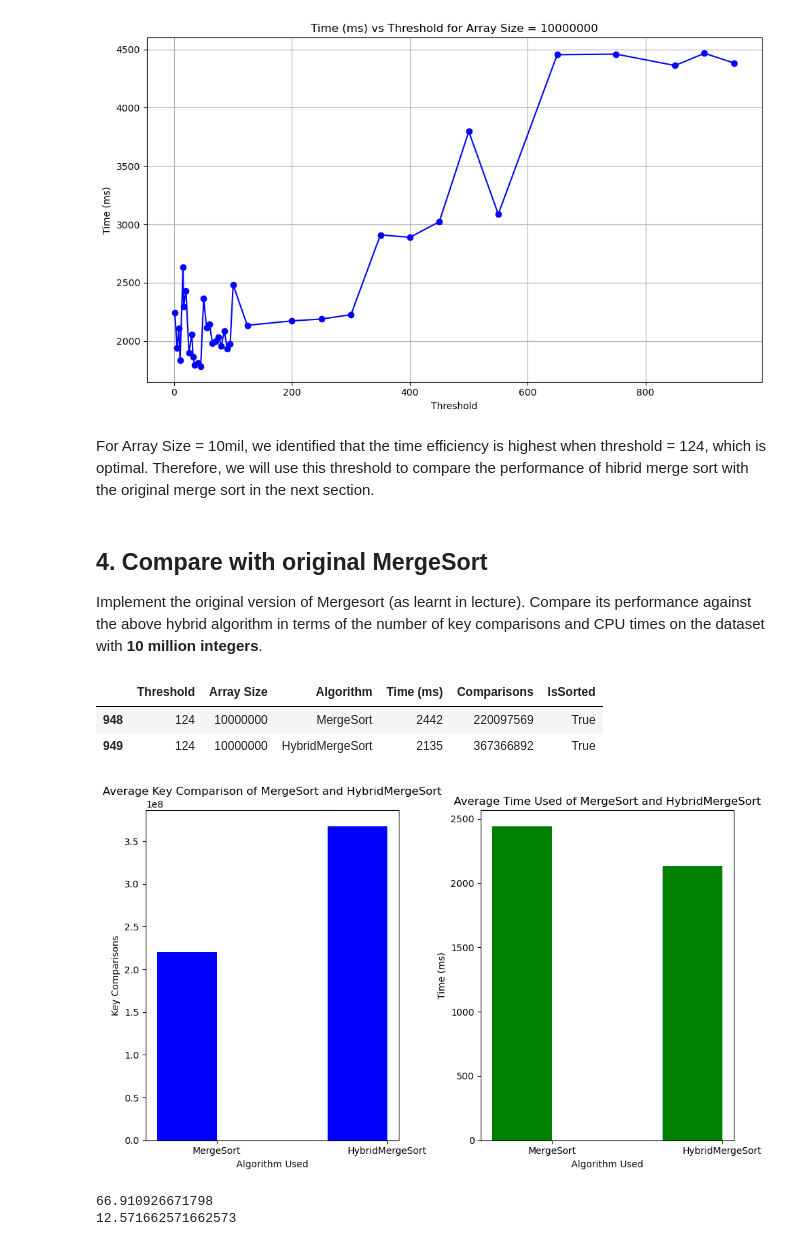
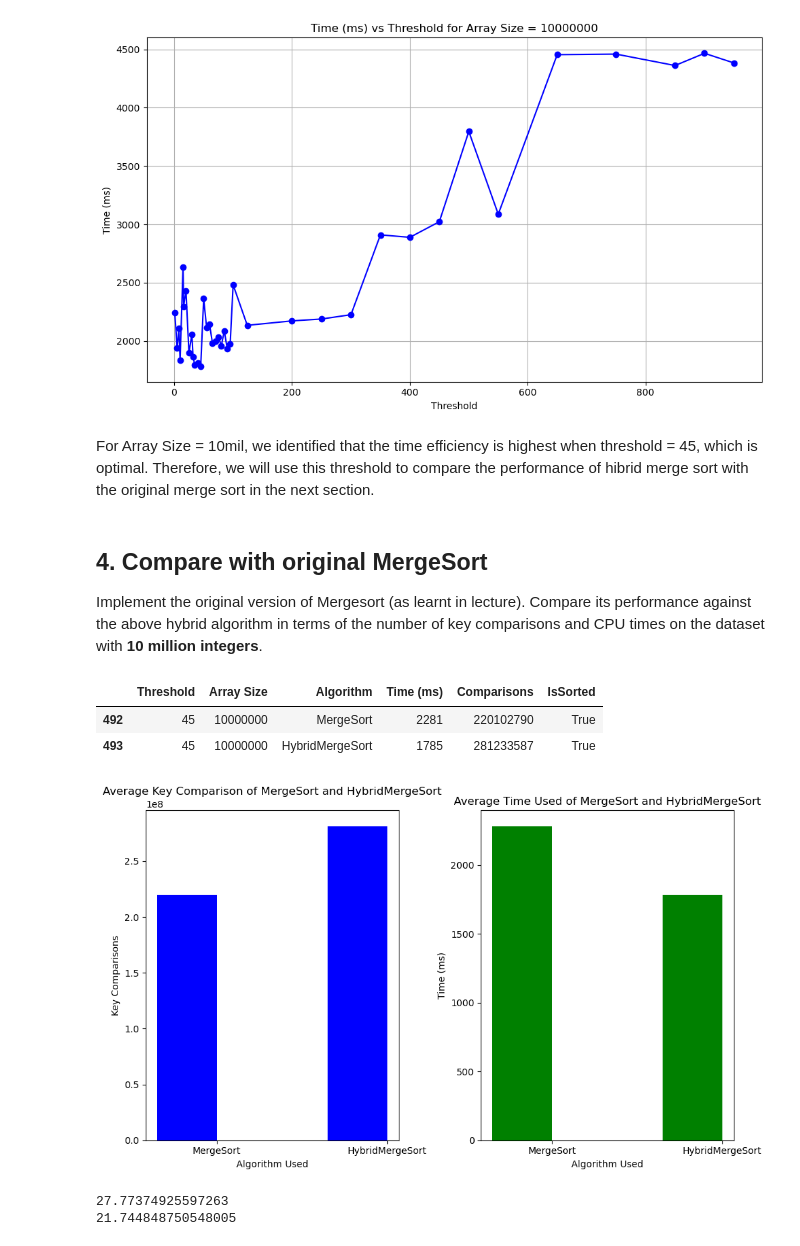
Before and after one commit to ChoWei0310/SC2001-Algorithm-Design, a Jupyter notebook: Plot Graph.ipynb, the cells around one changed output. Saved outputs shown, nothing was run; the diff lists cells and outputs as text; code cells hidden in the pictures.

```diff
--- a/Plot Graph.ipynb
+++ b/Plot Graph.ipynb
@@ -231,7 +231,7 @@ plt.show()
 # %% [output]
 [figure]
 # %% [markdown]
-For Array Size = 10mil, we identified that the time efficiency is highest when threshold = 124, which is optimal.
+For Array Size = 10mil, we identified that the time efficiency is highest when threshold = 45, which is optimal.
 Therefore, we will use this threshold to compare the performance of hibrid merge sort with the original merge sort in the next section.
 # %% [markdown]
 ## 4. Compare with original MergeSort
@@ -239,46 +239,46 @@ Implement the original version of Mergesort (as learnt in lecture). Compare its
 hybrid algorithm in terms of the number of key comparisons and CPU times on the dataset with <b>10 million integers</b>.
 # %%
 fixed_array_size = 10000000
-fixed_threshold = 124
+fixed_threshold = 45
 df_filtered = df[(df['Array Size'] == fixed_array_size) & (df['Threshold'] == fixed_threshold)]
 
 df_filtered
 # %% [output]
 |  | Threshold | Array Size | Algorithm | Time (ms) | Comparisons | IsSorted |
-| 948 | 124 | 10000000 | MergeSort | 2442 | 220097569 | True |
-| 949 | 124 | 10000000 | HybridMergeSort | 2135 | 367366892 | True |
+| 492 | 45 | 10000000 | MergeSort | 2281 | 220102790 | True |
+| 493 | 45 | 10000000 | HybridMergeSort | 1785 | 281233587 | True |
 # %%
 categories = ['MergeSort','HybridMergeSort']
-comparisons = [220097569,367366892]
-time = [2442,2135]
+comparisons = [220102790,281233587]
+time = [2281,1785]
 
 bar_width = 0.35
 index = np.arange(len(categories))
 
 #Plot graph for key comparisons
 fig, ax = plt.subplots(1,2,figsize=(10,6))
 comparison_bar = ax[0].bar(index, comparisons, bar_width, color='b')
 ax[0].set_xlabel('Algorithm Used')
 ax[0].set_ylabel('Key Comparisons')
 ax[0].set_title('Average Key Comparison of MergeSort and HybridMergeSort')
 ax[0].set_xticks(index + bar_width / 2)
 ax[0].set_xticklabels(categories)
 
 #Plot graph for time taken
 time_bar = ax[1].bar(index, time, bar_width, color='g')
 ax[1].set_xlabel('Algorithm Used')
 ax[1].set_ylabel('Time (ms)')
 ax[1].set_title('Average Time Used of MergeSort and HybridMergeSort')
 ax[1].set_xticks(index + bar_width / 2)
 ax[1].set_xticklabels(categories)
 
 plt.tight_layout()
 plt.show()
 # %% [output]
-[figure, old version]
+[figure, new version]
 # %%
 print((comparisons[1]-comparisons[0])/comparisons[0]*100)
 print((time[0]-time[1])/time[0]*100)
 # %% [output]
-66.910926671798
-12.571662571662573
+27.77374925597263
+21.744848750548005
```
Also changed, not shown: parts of 1 cell of this notebook.
